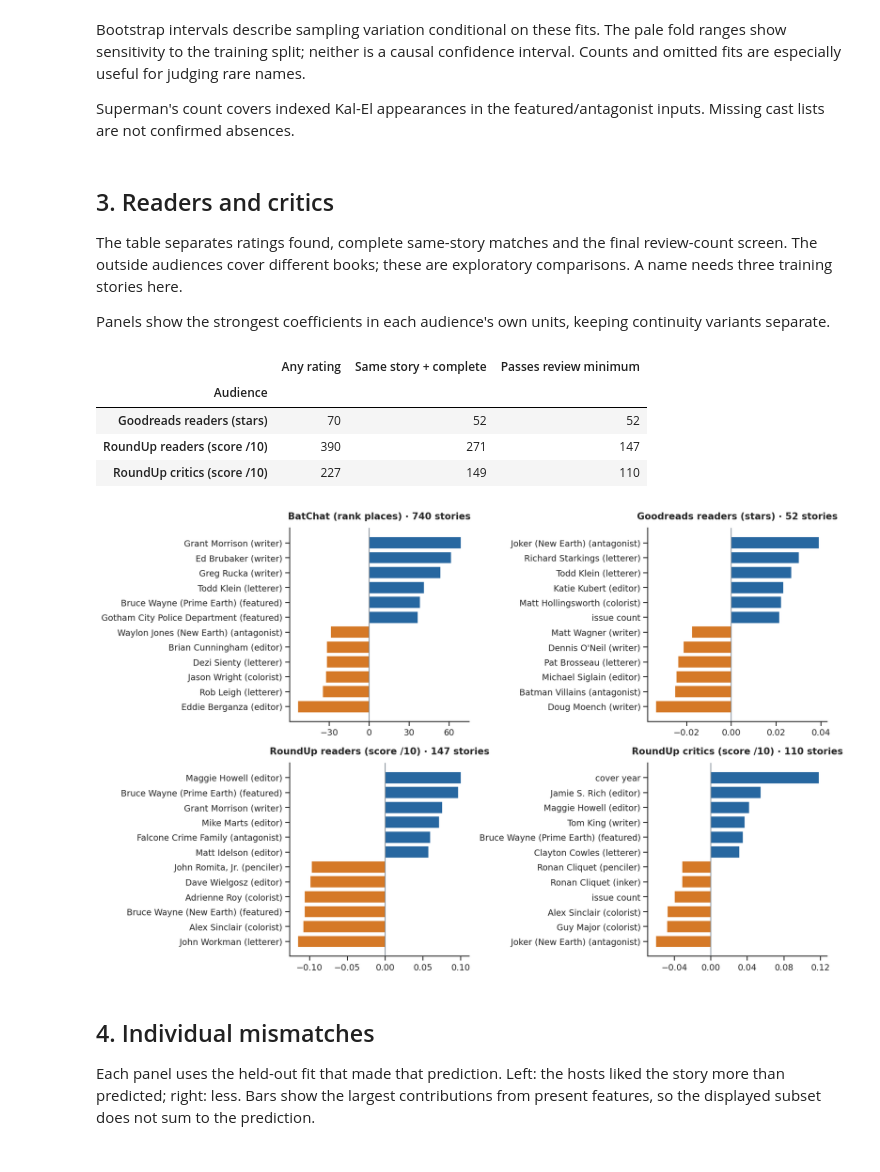
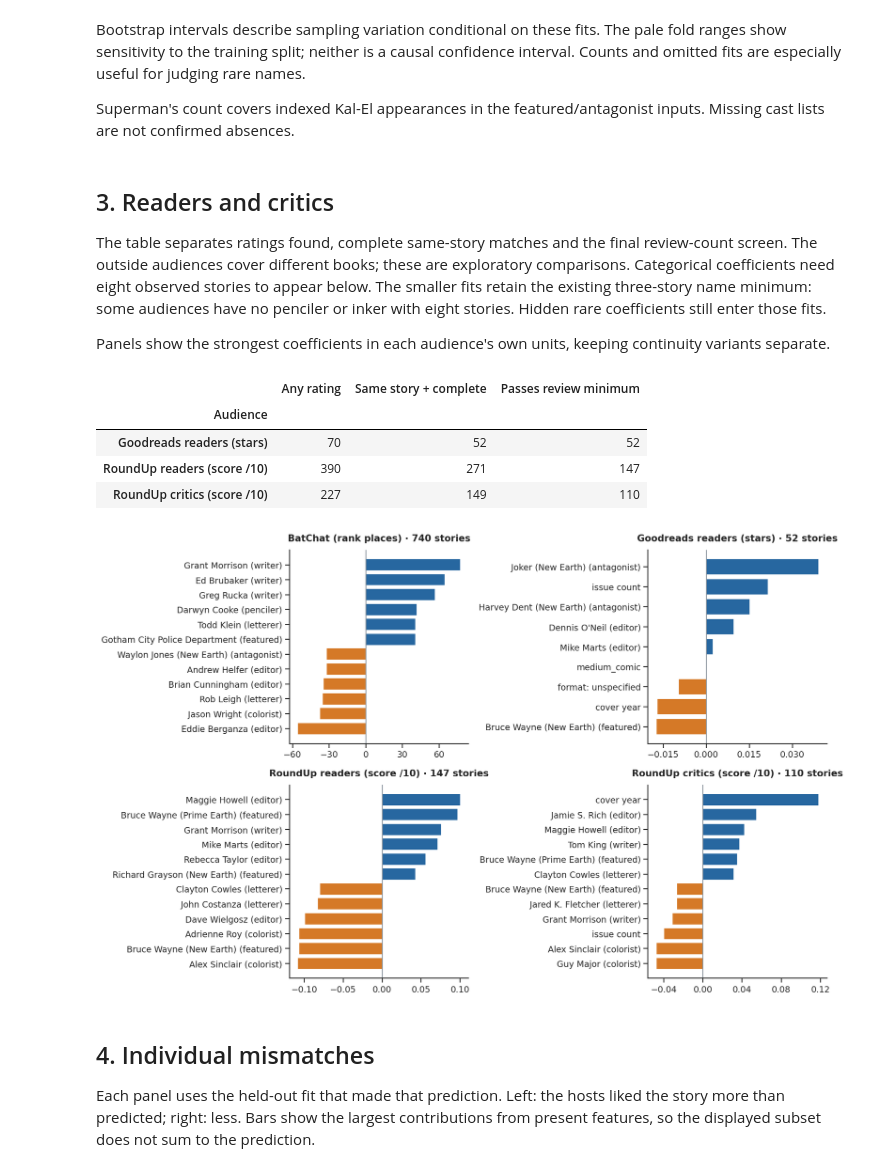
Before and after one commit to ddofer/BatRank, a Jupyter notebook: notebooks/5.0-batchat-what-drives-the-ranking.ipynb, the cells around one changed output. Cells and saved outputs as stored; diff of their text form; code cells hidden in the pictures.

Commit message:
Screen rare model features with eight-story minimum support

```diff
--- a/notebooks/5.0-batchat-what-drives-the-ranking.ipynb
+++ b/notebooks/5.0-batchat-what-drives-the-ranking.ipynb
@@ -63,4 +63,5 @@ The ridge model uses publication year, issue count, format, selected-story creat
 # %%
+MIN_STORIES = 8
 ROLES = ["writers", "pencilers", "inkers", "colorists", "letterers", "editors"]
 NAMES = {"narrative_" + r: r[:-1] for r in ROLES}  # column -> label, e.g. "writer"
 CAST = {"featured_entity_ids": "featured", "antagonists_entity_ids": "antagonist"}
@@ -70,7 +71,7 @@ X = stories[["medium", "format_hint", *WHEN, *NAMES, *CAST]].copy()
 X[[*NAMES, *CAST]] = X[[*NAMES, *CAST]].fillna("")
 
 
-def model(min_df=5):
+def model(min_df=MIN_STORIES):
     """Ridge regression on scaled numbers, one-hot format, and 0/1 name columns."""
     return make_pipeline(
         ColumnTransformer(
@@ -78,7 +79,7 @@ def model(min_df=5):
                 ("num", make_pipeline(SimpleImputer(strategy="median"), StandardScaler()), WHEN),
                 (
                     "format",
-                    OneHotEncoder(handle_unknown="ignore", min_frequency=3),
+                    OneHotEncoder(handle_unknown="ignore", min_frequency=MIN_STORIES),
                     ["medium", "format_hint"],
                 ),
                 *[
@@ -120,7 +121,8 @@ def weights_of(fitted):
 
 def weight_bars(ax, weights, n, faded=()):
     """Horizontal bars of the n strongest positive and negative weights; `faded` names drawn grey."""
-    top = pd.concat([weights.nlargest(n), weights.nsmallest(n)]).sort_values()
+    top = pd.concat([weights.nlargest(n), weights.nsmallest(n)])
+    top = top[~top.index.duplicated()].sort_values()
     colors = [GREY if name in faded else (BLUE if v > 0 else ORANGE) for name, v in top.items()]
     ax.barh(top.index, top, color=colors)
     ax.axvline(0, color=GREY, lw=1)
@@ -459,7 +461,7 @@ Superman's count covers indexed Kal-El appearances in the featured/antagonist in
 # %% [markdown]
 ## 3. Readers and critics
 
-The table separates ratings found, complete same-story matches and the final review-count screen. The outside audiences cover different books; these are exploratory comparisons. A name needs three training stories here.
+The table separates ratings found, complete same-story matches and the final review-count screen. The outside audiences cover different books; these are exploratory comparisons. Categorical coefficients need eight observed stories to appear below. The smaller fits retain the existing three-story name minimum: some audiences have no penciler or inker with eight stories. Hidden rare coefficients still enter those fits.
 
 Panels show the strongest coefficients in each audience's own units, keeping continuity variants separate.
 # %%
@@ -487,35 +489,42 @@ for label, (score, ok) in audiences.items():
         audience = "critic" if "critic" in label.lower() else "user"
         comparable = roundup_ok & stories[f"roundup_{audience}_complete"]
     coverage.append(
         {
             "Audience": label,
             "Any rating": int(stories[score].notna().sum()),
             "Same story + complete": int((comparable & stories[score].notna()).sum()),
             "Passes review minimum": int(ok.sum()),
         }
     )
 from IPython.display import display
 
 display(pd.DataFrame(coverage).set_index("Audience"))
 
 audience_weights = {"BatChat (rank places)": batchat_weights}
 for label, (target, ok) in audiences.items():
-    audience_weights[label] = weights_of(model(min_df=3).fit(X[ok], stories.loc[ok, target]))
+    fitted = model(min_df=3).fit(X[ok], stories.loc[ok, target])
+    weights = weights_of(fitted)
+    counts = np.asarray((fitted[0].transform(X[ok]) != 0).sum(axis=0)).ravel()
+    show = [
+        name.startswith("num__") or count >= MIN_STORIES
+        for name, count in zip(fitted[0].get_feature_names_out(), counts)
+    ]
+    audience_weights[label] = weights.loc[show]
 
 fig, axes = plt.subplots(2, 2, figsize=(14, 9))
 for ax, (label, w) in zip(axes.flat, audience_weights.items()):
     weight_bars(ax, w, 6)
     n = N if label.startswith("BatChat") else audiences[label][1].sum()
     ax.set_title(f"{label} · {n} stories")
 fig.tight_layout()
 plt.show()
 # %% [output]
 |  | Any rating | Same story + complete | Passes review minimum |
 | Audience |  |  |  |
 | Goodreads readers (stars) | 70 | 52 | 52 |
 | RoundUp readers (score /10) | 390 | 271 | 147 |
 | RoundUp critics (score /10) | 227 | 149 | 110 |
-[figure, old version]
+[figure, new version]
 # %% [markdown]
 ## 4. Individual mismatches
 
```
Also changed, not shown: parts of 6 cells of this notebook, 2 other files.
